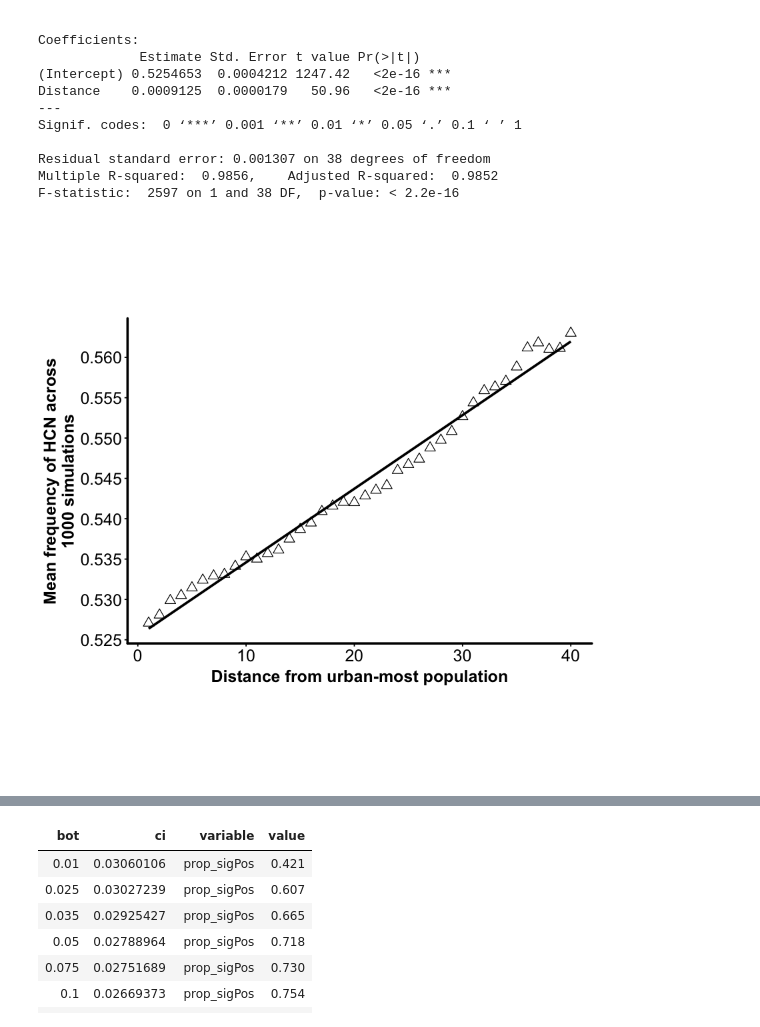
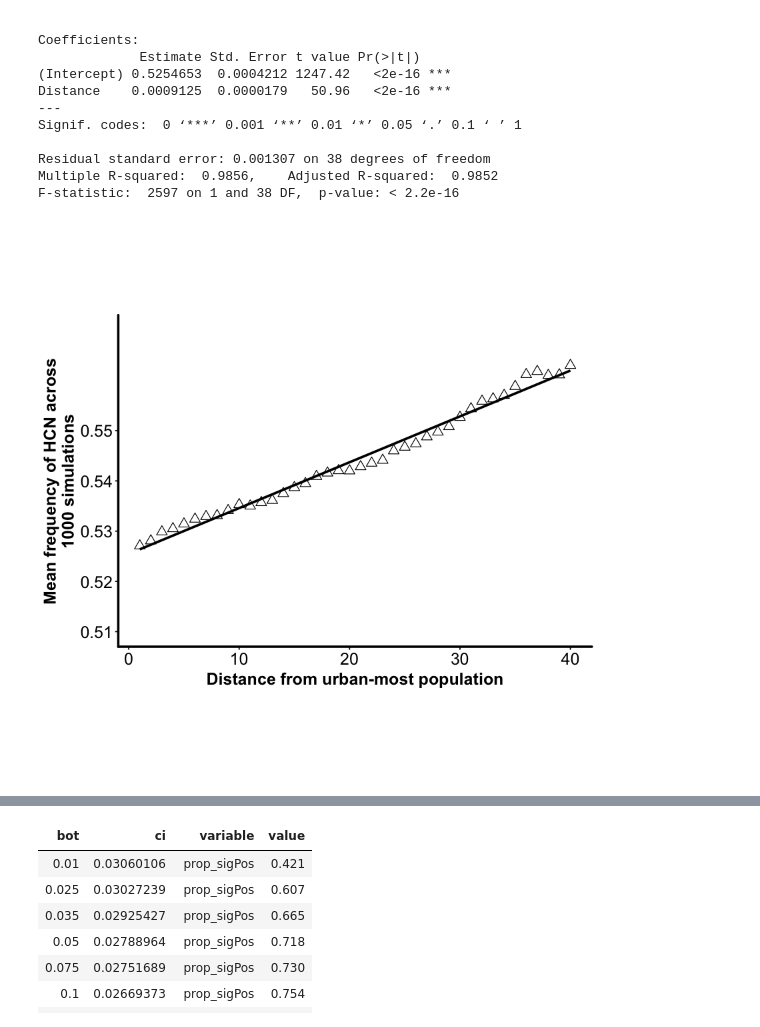
Before and after one commit to James-S-Santangelo/Simulating-Evolutionary-Clines-SEC-, a Jupyter notebook: SEC_Notebooks/R_Notebooks/oneFIll_Bottleneck.ipynb, the cells around one changed output, grey strips where cells are left out. Saved outputs shown, nothing was run; the diff lists cells and outputs as text; code cells hidden in the pictures.

Commit message:
Finished modifying figures as per Marc's suggestions

```diff
--- a/SEC_Notebooks/R_Notebooks/oneFIll_Bottleneck.ipynb
+++ b/SEC_Notebooks/R_Notebooks/oneFIll_Bottleneck.ipynb
@@ -401,10 +422,10 @@ F-statistic:  2597 on 1 and 38 DF,  p-value: < 2.2e-16
 # %%
 FreqFirstGen_NoBot_NoMig <- ggplot(MeanFreqFirstGen_Distance_NoBot_NoMig, aes(x = Distance, y = Freq)) +
     geom_point(size = 3, shape = 24, fill = "white") +
     geom_smooth(method = "lm", se = F, colour = "black", size = 1.05) +
     ylab("Mean frequency of HCN across
 1000 simulations") + xlab("Distance from urban-most population") +
-    scale_y_continuous(breaks = seq(from = 0.525, to = 0.565, by = 0.005)) + ng1
+    coord_cartesian(ylim = c(0.51, 0.57)) + scale_y_continuous(breaks = seq(from = 0.51, to = 0.55, by = 0.01)) + ng1
 FreqFirstGen_NoBot_NoMig
 # %% [output]
-[figure, old version]
+[figure, new version]
```
Also changed, not shown: parts of 10 cells of this notebook, 30 other files.
